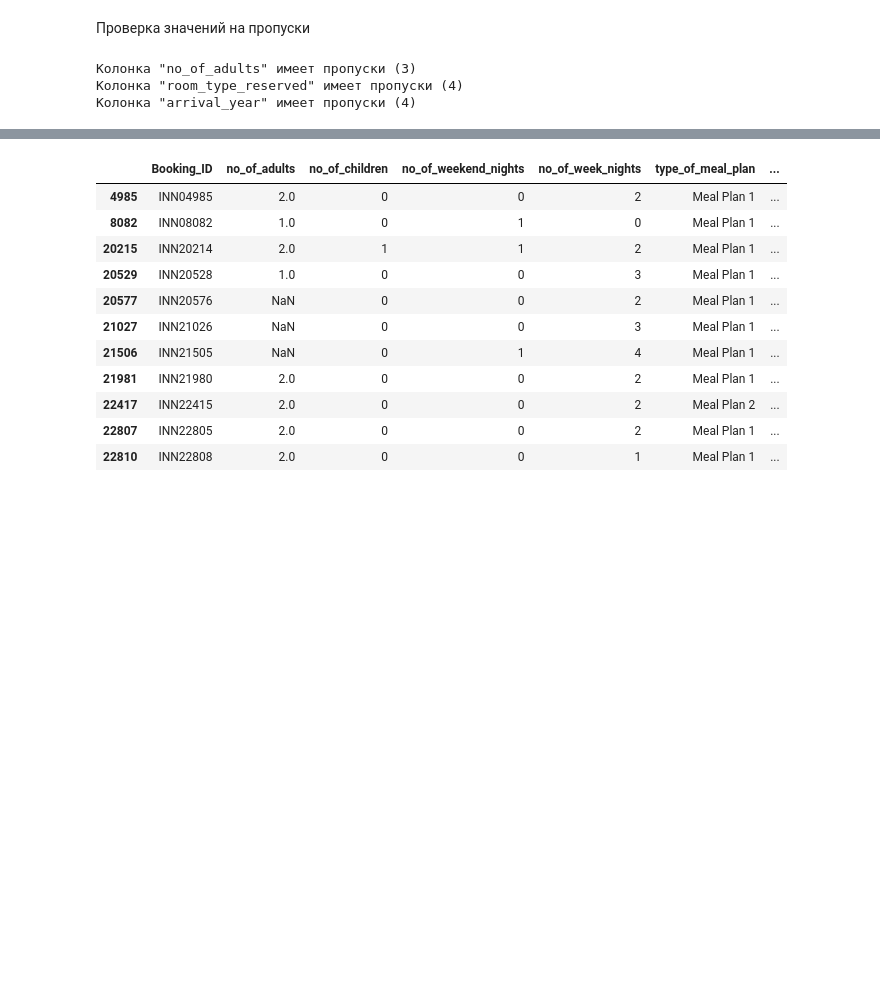
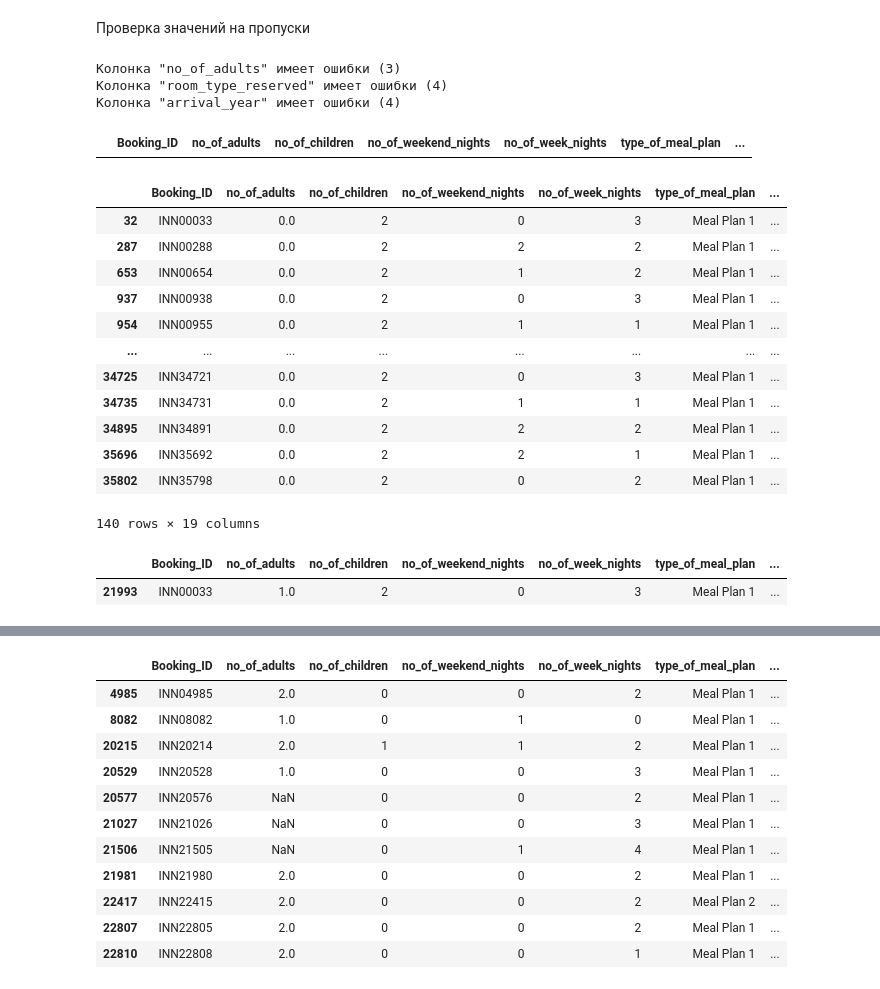
Before and after one commit to timatet/ml, a Jupyter notebook: notebook.ipynb, the cells around one changed output, grey strips where cells are left out. Drawn from its saved outputs; the diff is of its cells as text; code cells hidden in the pictures; blank space fills up the shorter version.

```diff
--- a/notebook.ipynb
+++ b/notebook.ipynb
@@ -126,8 +126,46 @@ for df_column in df.columns:
     count_isna_cells = pd.isna(df[df_column]).sum()
     if count_isna_cells > 0:
         columns_with_skips.append(df_column)
-        print(f'Колонка "{df_column}" имеет пропуски ({count_isna_cells})')
+        print(f'Колонка "{df_column}" имеет ошибки ({count_isna_cells})')
 # %% [output]
-Колонка "no_of_adults" имеет пропуски (3)
-Колонка "room_type_reserved" имеет пропуски (4)
-Колонка "arrival_year" имеет пропуски (4)
+Колонка "no_of_adults" имеет ошибки (3)
+Колонка "room_type_reserved" имеет ошибки (4)
+Колонка "arrival_year" имеет ошибки (4)
+# %%
+# Проверим номера в которых никого не заселяется
+df.query("no_of_children == 0 and no_of_adults == 0")
+# %% [output]
+|  | Booking_ID | no_of_adults | no_of_children | no_of_weekend_nights | no_of_week_nights | type_of_meal_plan | ... |
+# %%
+# Дети без взрослых
+display(df.query("no_of_children > 0 and no_of_adults == 0"))
+
+# Некоторые дети могут ездить по доверенностям, однако здесь возраст детей неизвестен
+# Будем считать что у таких детей есть хотя бы 1 взрослый или 1 сопровождающий
+
+df.loc[df.eval("no_of_children > 0 and no_of_adults == 0"), 'no_of_adults'] = 1
+# %% [output]
+|  | Booking_ID | no_of_adults | no_of_children | no_of_weekend_nights | no_of_week_nights | type_of_meal_plan | ... |
+| 32 | INN00033 | 0.0 | 2 | 0 | 3 | Meal Plan 1 | ... |
+| 287 | INN00288 | 0.0 | 2 | 2 | 2 | Meal Plan 1 | ... |
+| 653 | INN00654 | 0.0 | 2 | 1 | 2 | Meal Plan 1 | ... |
+| 937 | INN00938 | 0.0 | 2 | 0 | 3 | Meal Plan 1 | ... |
+| 954 | INN00955 | 0.0 | 2 | 1 | 1 | Meal Plan 1 | ... |
+| ... | ... | ... | ... | ... | ... | ... | ... |
+| 34725 | INN34721 | 0.0 | 2 | 0 | 3 | Meal Plan 1 | ... |
+| 34735 | INN34731 | 0.0 | 2 | 1 | 1 | Meal Plan 1 | ... |
+| 34895 | INN34891 | 0.0 | 2 | 2 | 2 | Meal Plan 1 | ... |
+| 35696 | INN35692 | 0.0 | 2 | 2 | 1 | Meal Plan 1 | ... |
+| 35802 | INN35798 | 0.0 | 2 | 0 | 2 | Meal Plan 1 | ... |
+140 rows × 19 columns
+# %%
+# Поскольку в большинстве случаев предполагается заполнение ячейки да/нет
+# есть строка где это не так
+display(df.query("required_car_parking_space != 0 and required_car_parking_space != 1"))
+
+# Будем считать что им было необходимо парковочное место
+
+df.loc[df.eval("required_car_parking_space != 0 and required_car_parking_space != 1"), 'required_car_parking_space'] = 1
+# %% [output]
+|  | Booking_ID | no_of_adults | no_of_children | no_of_weekend_nights | no_of_week_nights | type_of_meal_plan | ... |
+| 21993 | INN00033 | 1.0 | 2 | 0 | 3 | Meal Plan 1 | ... |
```
Also changed, not shown: parts of 69 cells of this notebook.
